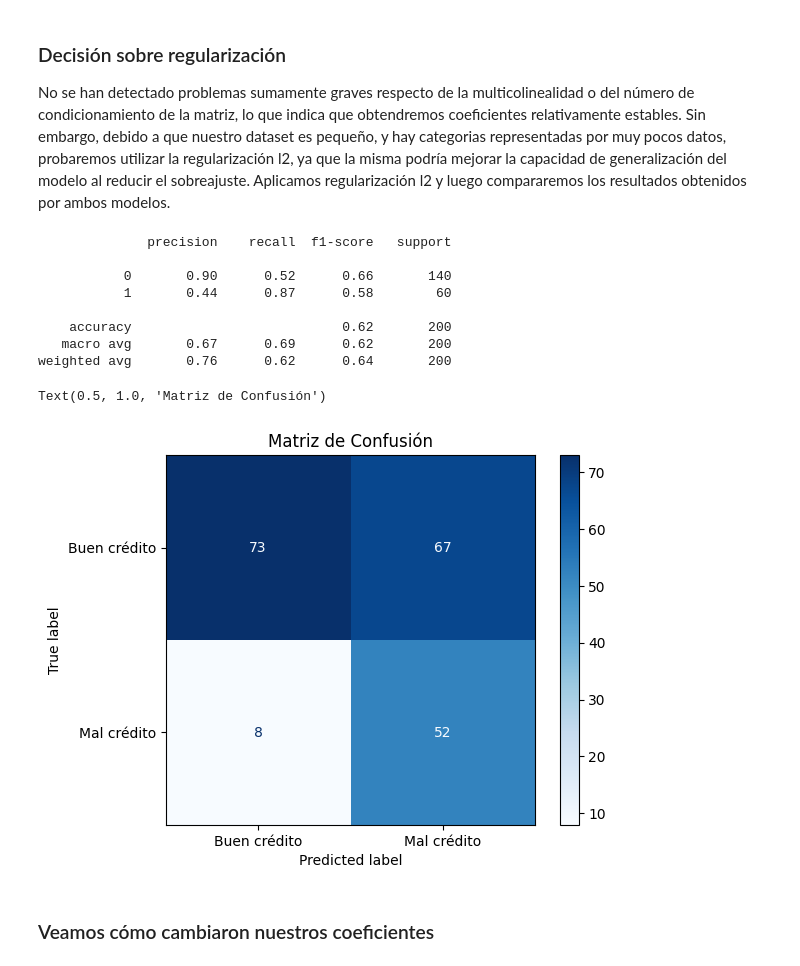
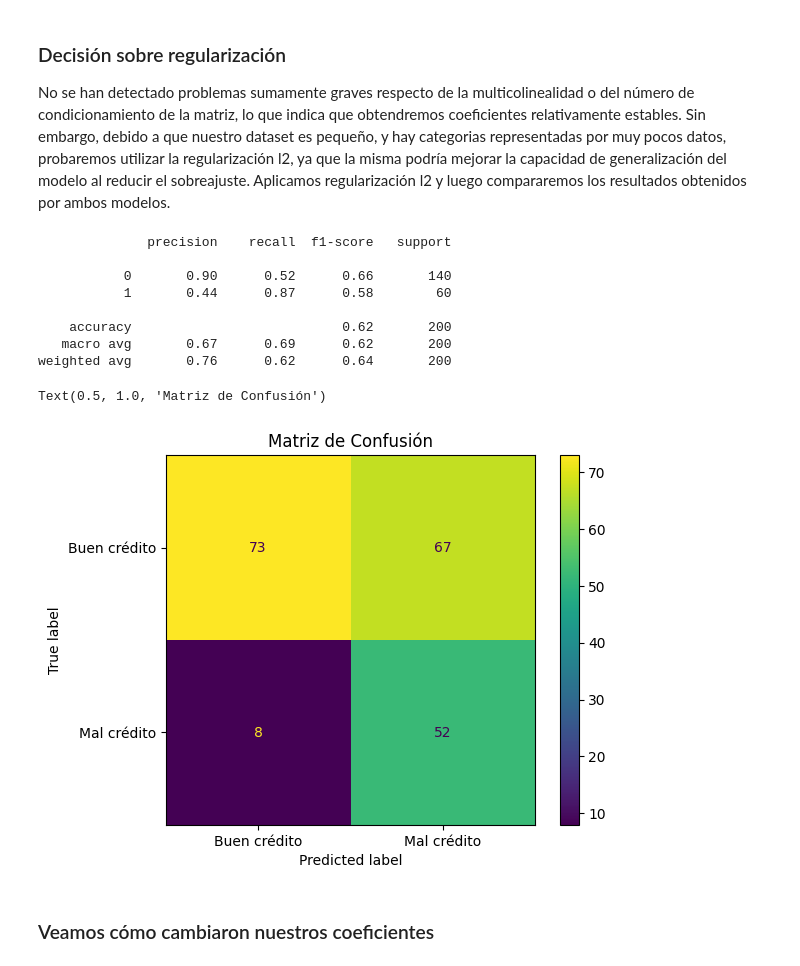
Before and after one commit to camigonzalez-hub/Credit-Risk-Machine-Learning, a Jupyter notebook: Implementacion.ipynb, the cells around one changed output. Cells and saved outputs as stored; diff of their text form; code cells hidden in the pictures.

```diff
--- a/Implementacion.ipynb
+++ b/Implementacion.ipynb
@@ -282,37 +282,36 @@ Aplicamos regularización l2 y luego compararemos los resultados obtenidos por a
 pipeline2 = Pipeline([
     ('preprocesador', DataPreProcessor(columnas_categoricas,referencias, columnas_numericas,columnas_binarias)),
     ('modelo', LogisticRegression(
     random_state=42,
     penalty = 'l2',
     class_weight=pesos))
 ])
 
 pipeline2.fit(X_train, y_train)
 
 predicciones2 = pipeline2.predict(X_test)
 print(classification_report(y_test,predicciones2))
 
-# Creamos matriz de confusión, para visualizar qué tanto se equivoca nuestro modelo
+#Creamos matriz de confusión
 cm = confusion_matrix(y_test, predicciones2, labels = [0,1])
-
 disp = ConfusionMatrixDisplay(
     confusion_matrix=cm,
     display_labels=['Buen crédito','Mal crédito'] # Muestra tus etiquetas originales (0:bad y 1:good)
 )
 
-disp.plot(cmap=plt.cm.Blues)
+disp.plot(cmap="viridis")
 plt.title(f"Matriz de Confusión")
 # %% [output]
               precision    recall  f1-score   support
 
            0       0.90      0.52      0.66       140
            1       0.44      0.87      0.58        60
 
     accuracy                           0.62       200
    macro avg       0.67      0.69      0.62       200
 weighted avg       0.76      0.62      0.64       200
 Text(0.5, 1.0, 'Matriz de Confusión')
-[figure, old version]
+[figure, new version]
 # %% [markdown]
 ### Veamos cómo cambiaron nuestros coeficientes
 # %%
```
Also changed, not shown: parts of 15 cells of this notebook, 1 other file.
